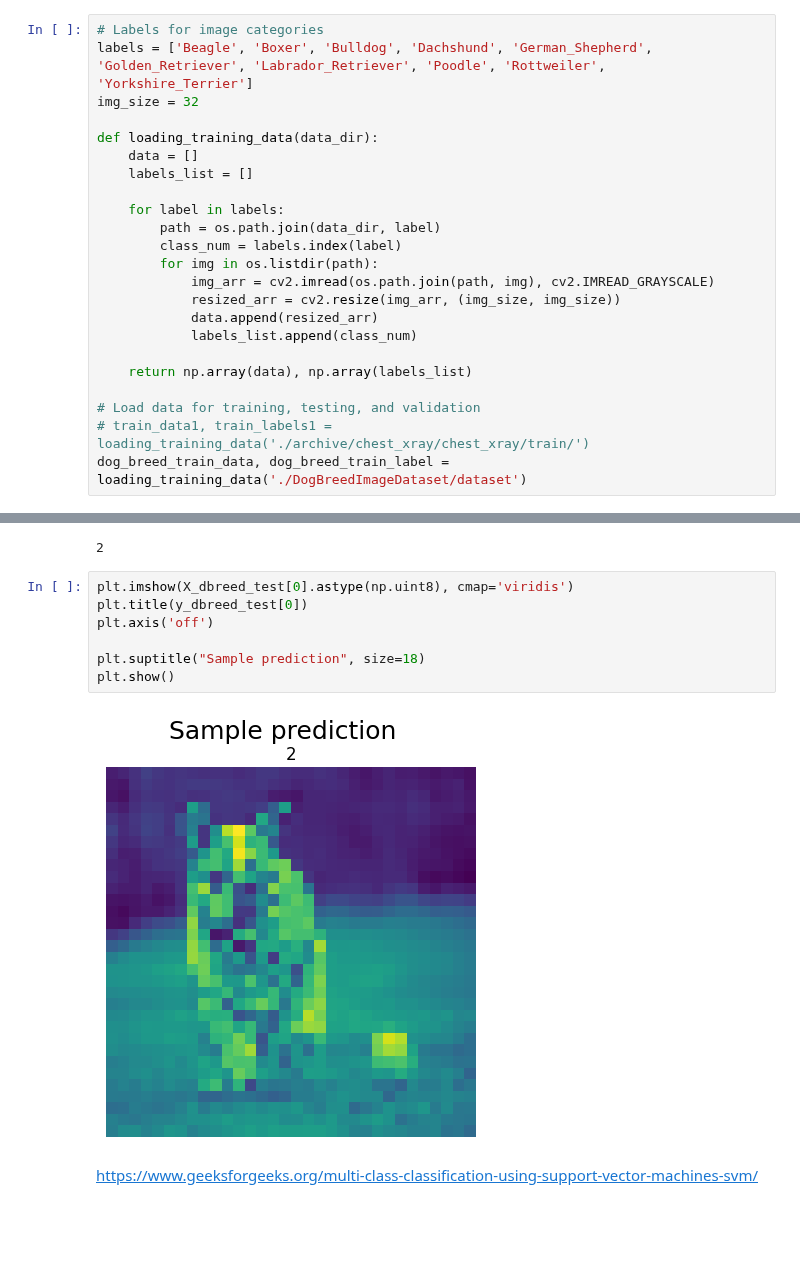
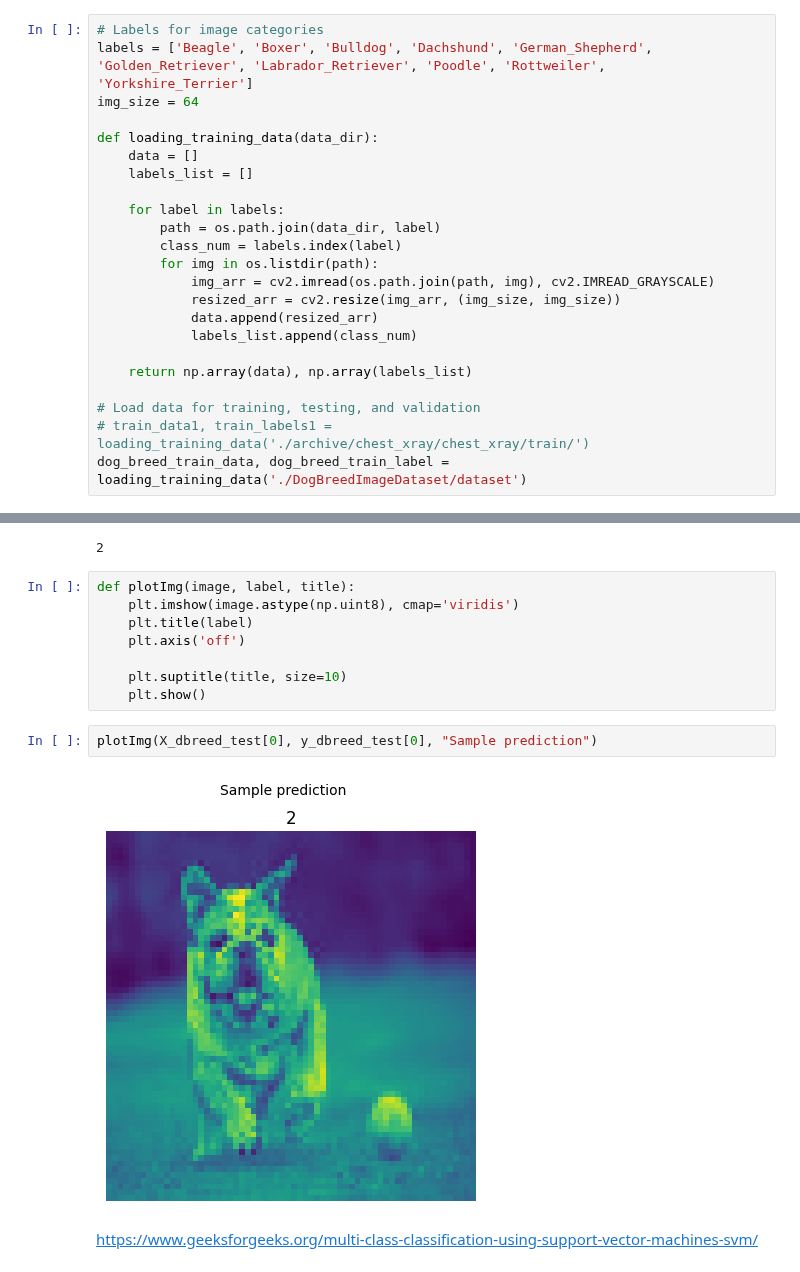
Before and after one commit to khainl1110/CMPE258Project, a Jupyter notebook: Project.ipynb, the cells around one changed output, grey strips where cells are left out. Drawn from its saved outputs; the diff is of its cells as text; blank space fills up the shorter version.

```diff
--- a/Project.ipynb
+++ b/Project.ipynb
@@ -25,7 +26,7 @@ warnings.filterwarnings('ignore')
 # %%
 # Labels for image categories
 labels = ['Beagle', 'Boxer', 'Bulldog', 'Dachshund', 'German_Shepherd', 'Golden_Retriever', 'Labrador_Retriever', 'Poodle', 'Rottweiler', 'Yorkshire_Terrier']
-img_size = 32
+img_size = 64
 
 def loading_training_data(data_dir):
     data = []
@@ -207,15 +217,18 @@ array([2])
 y_dbreed_test[0]
 # %% [output]
 2
-# %%
-plt.imshow(X_dbreed_test[0].astype(np.uint8), cmap='viridis')
-plt.title(y_dbreed_test[0])
-plt.axis('off')
-
-plt.suptitle("Sample prediction", size=18)
-plt.show()
-# %% [output]
-[figure, removed]
+# %%
+def plotImg(image, label, title):
+    plt.imshow(image.astype(np.uint8), cmap='viridis')
+    plt.title(label)
+    plt.axis('off')
+
+    plt.suptitle(title, size=10)
+    plt.show()
+# %%
+plotImg(X_dbreed_test[0], y_dbreed_test[0], "Sample prediction")
+# %% [output]
+[figure, added]
 # %% [markdown]
 https://www.geeksforgeeks.org/multi-class-classification-using-support-vector-machines-svm/
 # %% [markdown]
```
Also changed, not shown: parts of 38 cells of this notebook.
